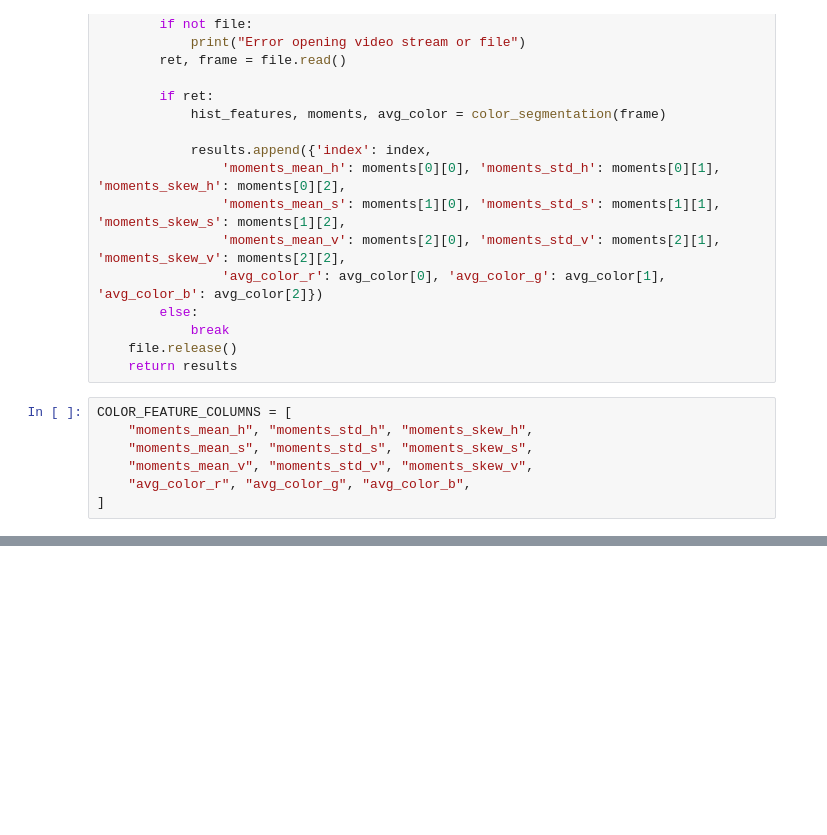
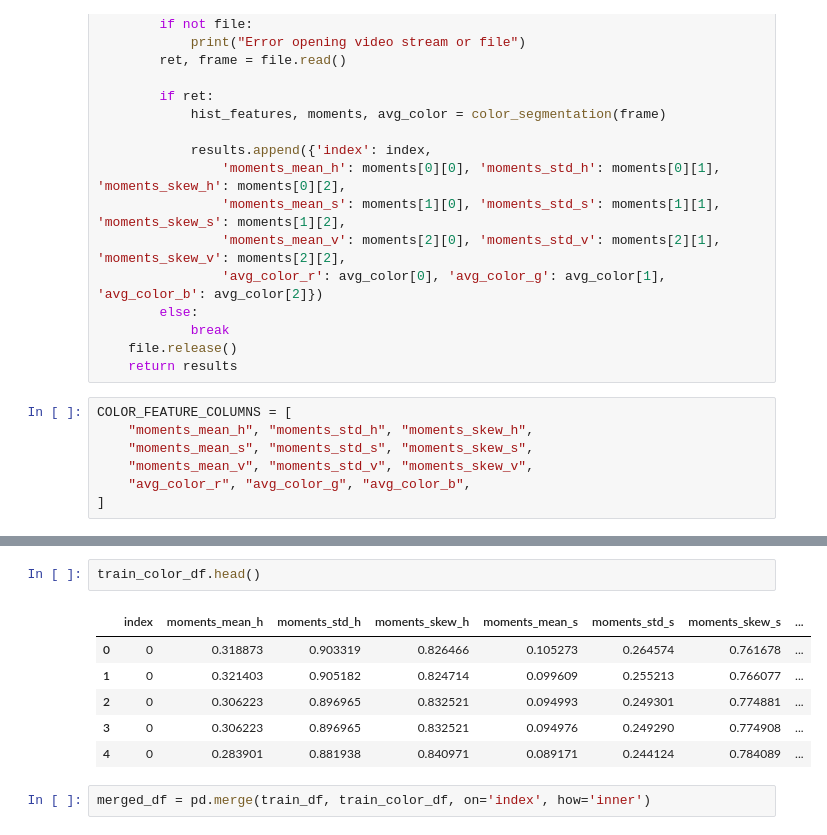
Before and after one commit to limo-756/Video-Analytics-Assignment1, a Jupyter notebook: per_frame_classifier.ipynb, the cells around one changed output, grey strips where cells are left out. Saved outputs shown, nothing was run; the diff lists cells and outputs as text; blank space fills up the shorter version.

```diff
--- a/per_frame_classifier.ipynb
+++ b/per_frame_classifier.ipynb
@@ -112,0 +163,11 @@ def process_df(df, is_test=False):
+# %%
+train_color_df.head()
+# %% [output]
+|  | index | moments_mean_h | moments_std_h | moments_skew_h | moments_mean_s | moments_std_s | moments_skew_s | ... |
+| 0 | 0 | 0.318873 | 0.903319 | 0.826466 | 0.105273 | 0.264574 | 0.761678 | ... |
+| 1 | 0 | 0.321403 | 0.905182 | 0.824714 | 0.099609 | 0.255213 | 0.766077 | ... |
+| 2 | 0 | 0.306223 | 0.896965 | 0.832521 | 0.094993 | 0.249301 | 0.774881 | ... |
+| 3 | 0 | 0.306223 | 0.896965 | 0.832521 | 0.094976 | 0.249290 | 0.774908 | ... |
+| 4 | 0 | 0.283901 | 0.881938 | 0.840971 | 0.089171 | 0.244124 | 0.784089 | ... |
+# %%
+merged_df = pd.merge(train_df, train_color_df, on='index', how='inner')
```
Also changed, not shown: parts of 14 cells of this notebook, 1 other file.
